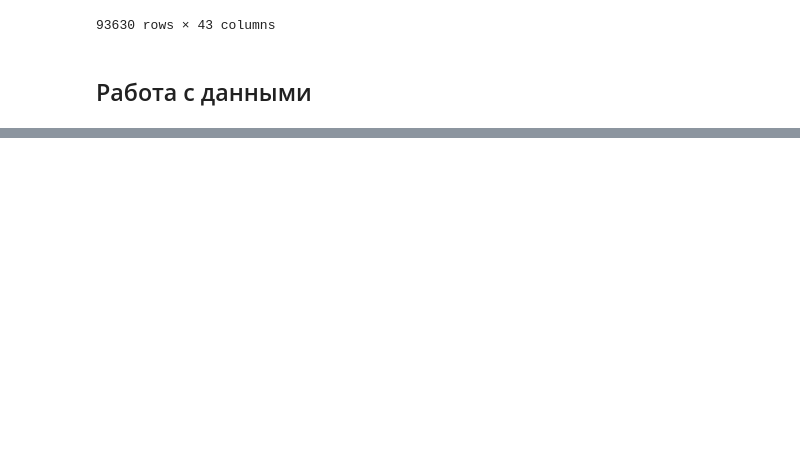
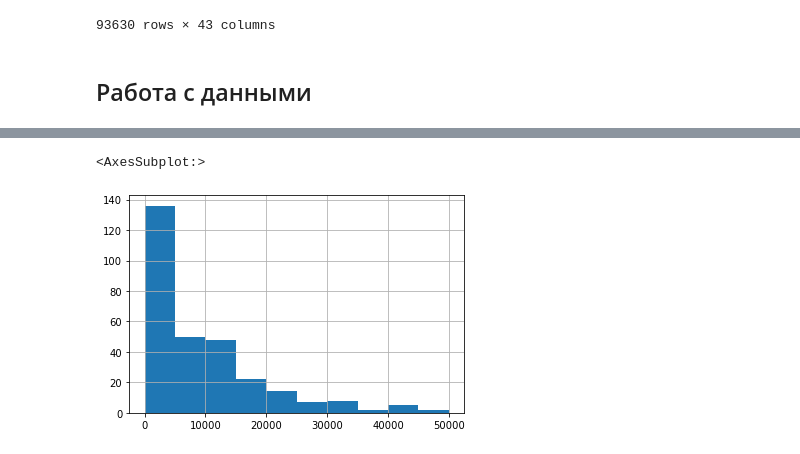
Before and after one commit to TinyYellowSubmarine/pract2, a Jupyter notebook: Проверочная_чистовик.ipynb, the cells around one changed output, grey strips where cells are left out. Saved outputs shown, nothing was run; the diff lists cells and outputs as text; code cells hidden in the pictures; blank space fills up the shorter version.

```diff
--- a/Проверочная_чистовик.ipynb
+++ b/Проверочная_чистовик.ipynb
@@ -807,0 +1134,5 @@ NameError: name 'outliers_df' is not defined
+# %%
+f_family.hist()
+# %% [output]
+<AxesSubplot:>
+[figure, added]
```
Also changed, not shown: parts of 39 cells of this notebook.
